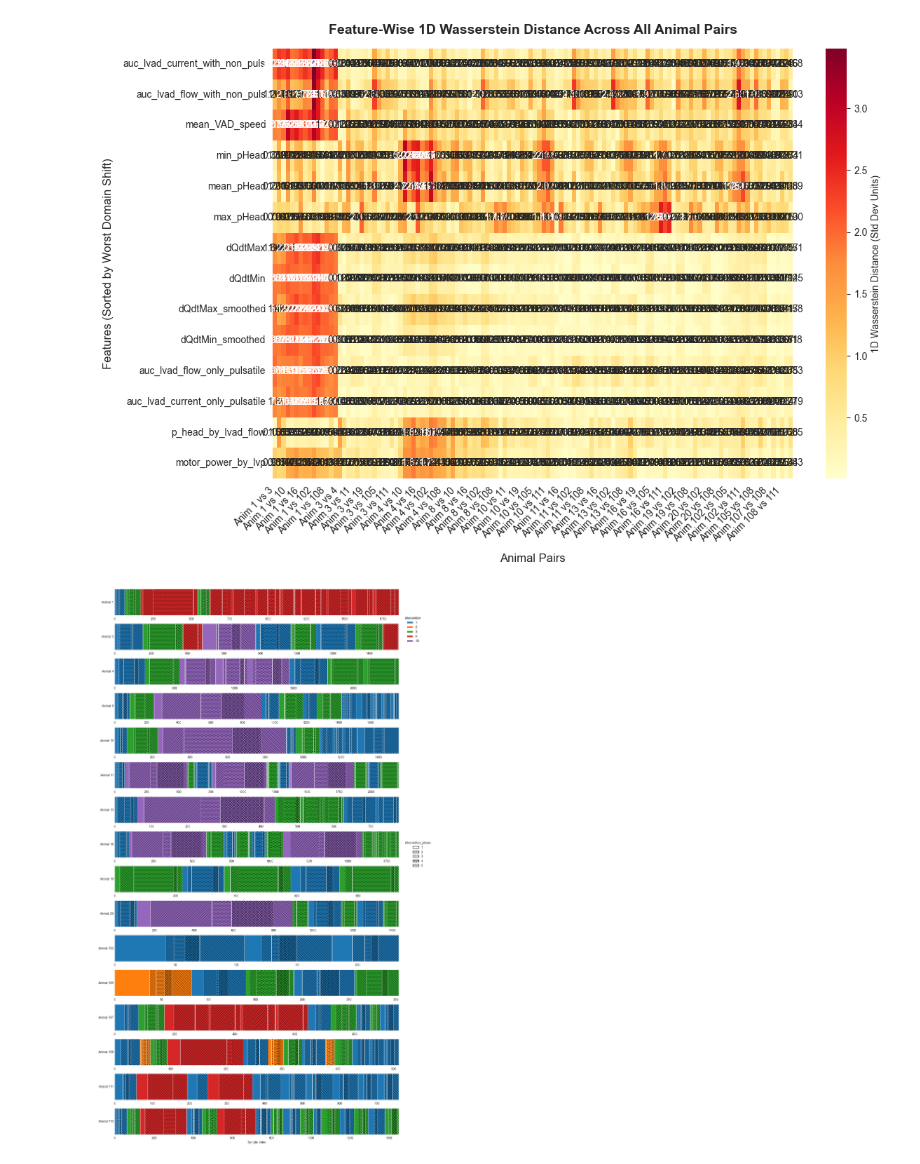
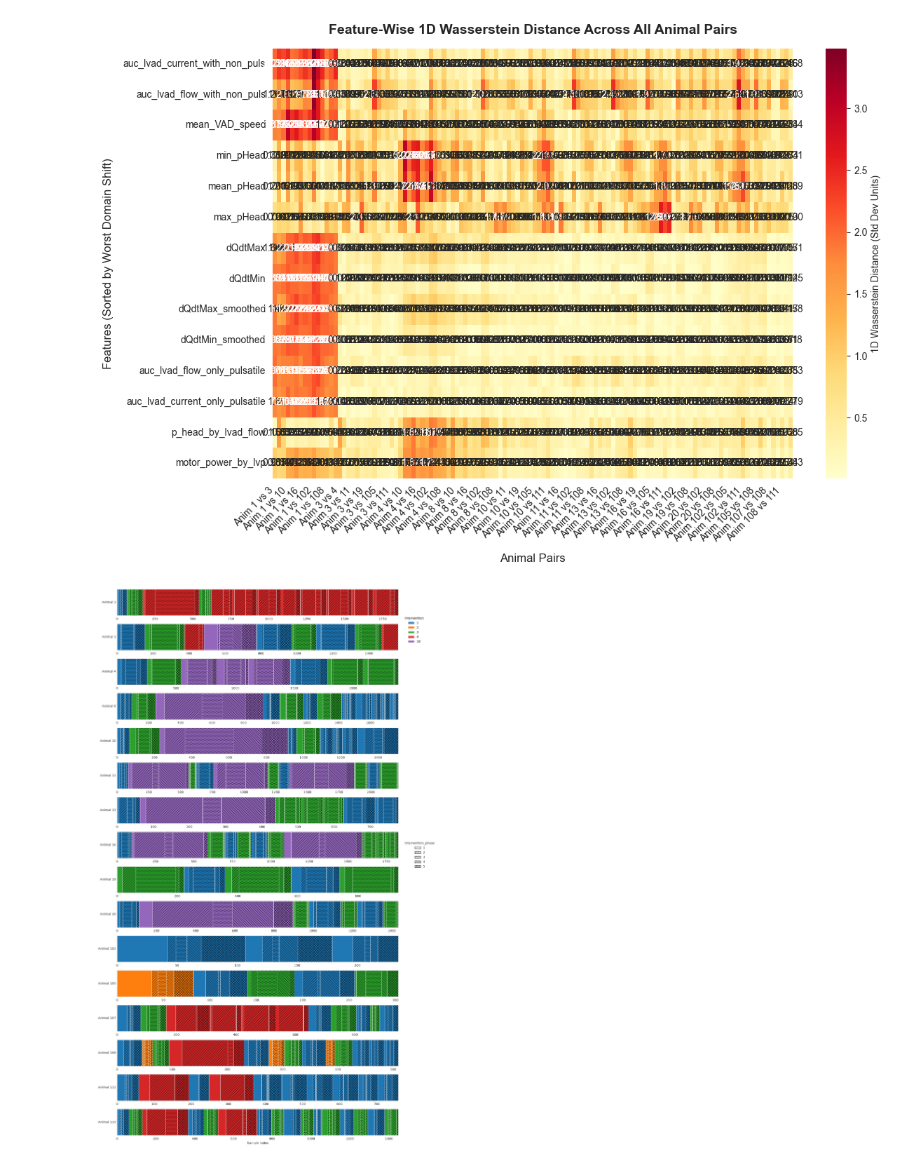
Before and after one commit to LenardW/MultiSourceDomainAdaptation, a Jupyter notebook: eda_more_animals.ipynb, the cells around one changed output. Cells and saved outputs as stored; diff of their text form; code cells hidden in the pictures.

Commit message:
intervention plot update

```diff
--- a/eda_more_animals.ipynb
+++ b/eda_more_animals.ipynb
@@ -267,6 +267,9 @@ cmap = plt.get_cmap('tab10' if len(phases) <= 10 else 'tab20')
 color_of = {p: cmap(i % cmap.N) for i, p in enumerate(phases)}
 hatches = ['', '///', '...', 'xxx', '\\\\\\', '+++', 'ooo', '---']
 hatch_of = {p: hatches[i % len(hatches)] for i, p in enumerate(sub_phases)}
+p4 = next(p for p in hatch_of if num_key(p) == (0, 4.0))
+p5 = next(p for p in hatch_of if num_key(p) == (0, 5.0))
+hatch_of[p4], hatch_of[p5] = hatch_of[p5], hatch_of[p4]
 
 fig, axes = plt.subplots(len(dfs_selected), 1, figsize=(14, 1.6 * len(dfs_selected)))
 axes = np.atleast_1d(axes)
@@ -278,31 +281,31 @@ for ax, (animal, df_a) in zip(axes, dfs_selected.items()):
 
     for _, seg in d.groupby(seg_id):
         start, end = seg.index[0], seg.index[-1] + 1
         iv, ph = seg['intervention'].iloc[0], seg['intervention_phase'].iloc[0]
         ax.axvspan(start, end,
                    facecolor=color_of.get(iv, 'lightgrey'),
                    hatch=hatch_of.get(ph, ''),
                    edgecolor='black', lw=0)
         if start > 0:
             ax.axvline(start, color='white', lw=0.8)
 
     ax.set_xlim(0, len(d))
     ax.set_yticks([])
     ax.set_ylabel(f'Animal {animal}', rotation=0, ha='right', va='center')
 
 axes[-1].set_xlabel('Sample index')
 
 iv_handles = [mpatches.Patch(facecolor=color_of[p], label=str(p)) for p in phases]
 ph_handles = [mpatches.Patch(facecolor='white', edgecolor='black',
                              hatch=hatch_of[p], label=str(p)) for p in sub_phases]
 
 leg1 = fig.legend(handles=iv_handles, title='intervention', loc='upper left',
                   bbox_to_anchor=(1.0, 0.95), frameon=False)
 fig.legend(handles=ph_handles, title='intervention_phase', loc='upper left',
            bbox_to_anchor=(1.0, 0.55), frameon=False)
 fig.add_artist(leg1)
 
 plt.tight_layout()
 plt.show()
 # %% [output]
-[figure, old version]
+[figure, new version]
```
Also changed, not shown: parts of 1 cell of this notebook.
